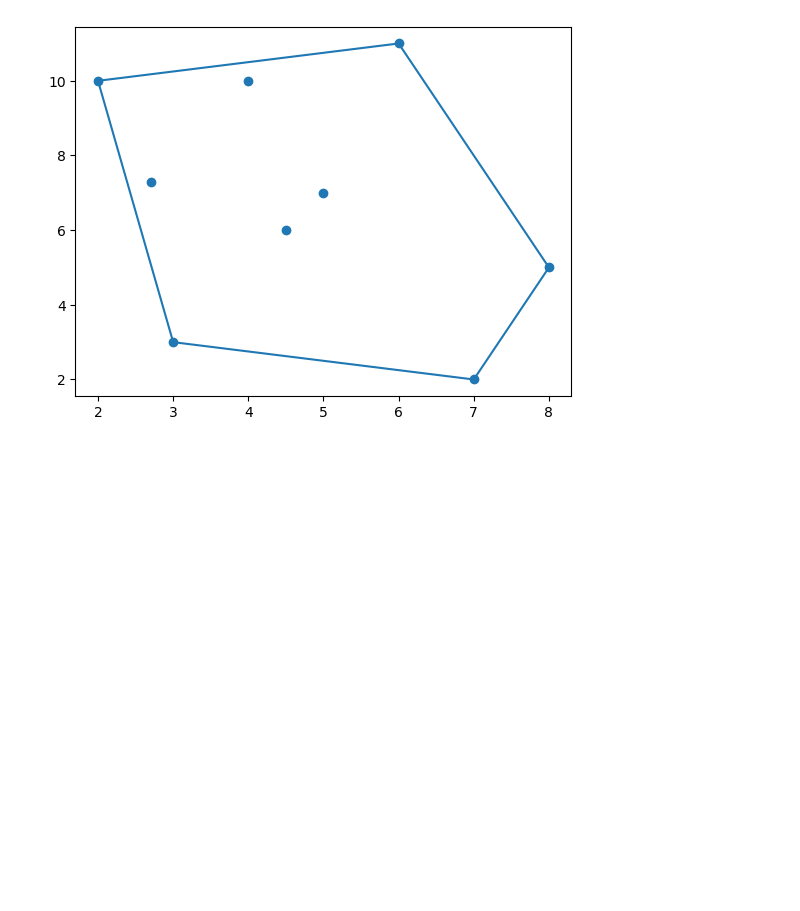
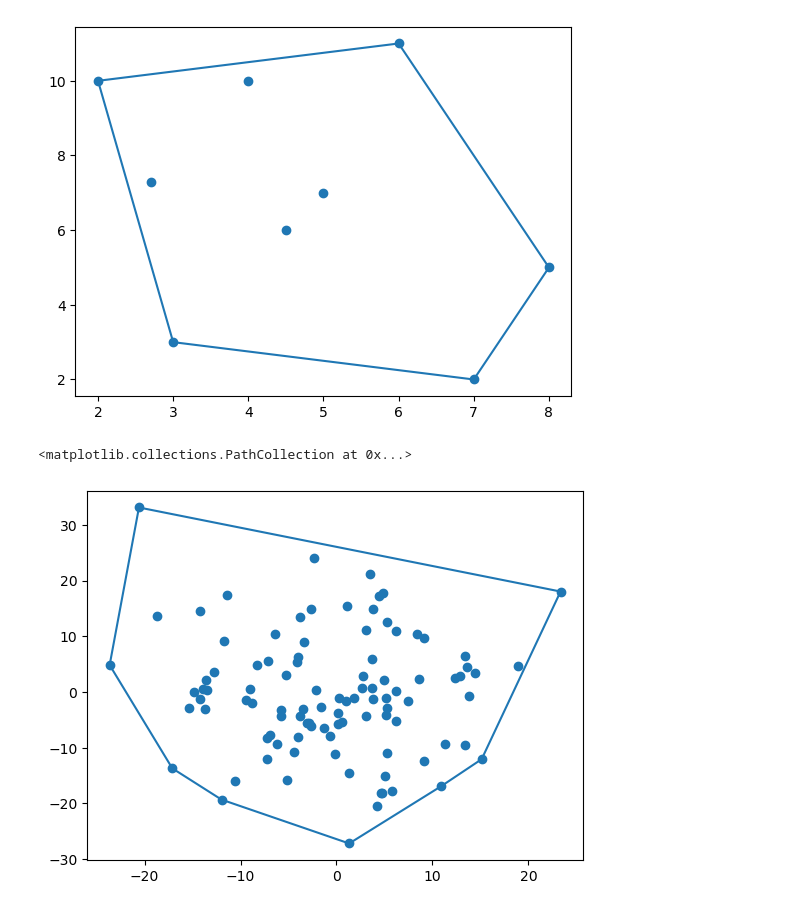
Before and after one commit to KauanMoraes/Computational-Geometry, a Jupyter notebook: Kauan - Gift Wraping.ipynb, the cells around one changed output. Saved outputs shown, nothing was run; the diff lists cells and outputs as text; code cells hidden in the pictures; blank space fills up the shorter version.

Commit message:
comment, clip, scalabla l0

```diff
--- a/Kauan - Gift Wraping.ipynb
+++ b/Kauan - Gift Wraping.ipynb
@@ -8,7 +8,7 @@ def casco_gift(lpontos):
     p0=lpontos.pop(0)
     penult=p0+np.array([-1,0])
     casco=[p0]
-    while len(casco)==1 or np.all(casco[-1]!=casco[0]): # até voltar ao ponto inicial
+    while len(casco)==1 or np.all(casco[-1]!=casco[0]): # até voltar ao ponto inicial (termina com o ponto inicial)
         if len(casco)==2: lpontos.insert(0,p0) # garante que o ponto inicial esteja na lista
         angs=[]
         for ponto in lpontos:
@@ -16,7 +16,7 @@ def casco_gift(lpontos):
             linha/=np.linalg.norm(linha)
             ult_linha=penult-casco[-1]
             ult_linha/=np.linalg.norm(ult_linha)
-            ang=np.arccos(np.dot(linha,ult_linha))
+            ang=np.arccos(np.clip(np.dot(linha,ult_linha), -1.0, 1.0)) # calcula o ângulo entre as duas linhas
             angs.append(ang)
         ang_max=max(angs)
         ind=angs.index(ang_max)
@@ -34,3 +42,13 @@ plt.scatter(apontos.T[0],apontos.T[1])
 # %% [output]
 <matplotlib.collections.PathCollection at 0x...>
 [figure]
+# %%
+lpontos=(np.random.randn(100,2)*10).tolist()
+apontos=np.array(lpontos)
+c=casco_gift(lpontos)
+# %%
+plt.plot(c.T[0],c.T[1])
+plt.scatter(apontos.T[0],apontos.T[1])
+# %% [output]
+<matplotlib.collections.PathCollection at 0x...>
+[figure, added]
```
Also changed, not shown: parts of 2 cells of this notebook, 2 other files.
